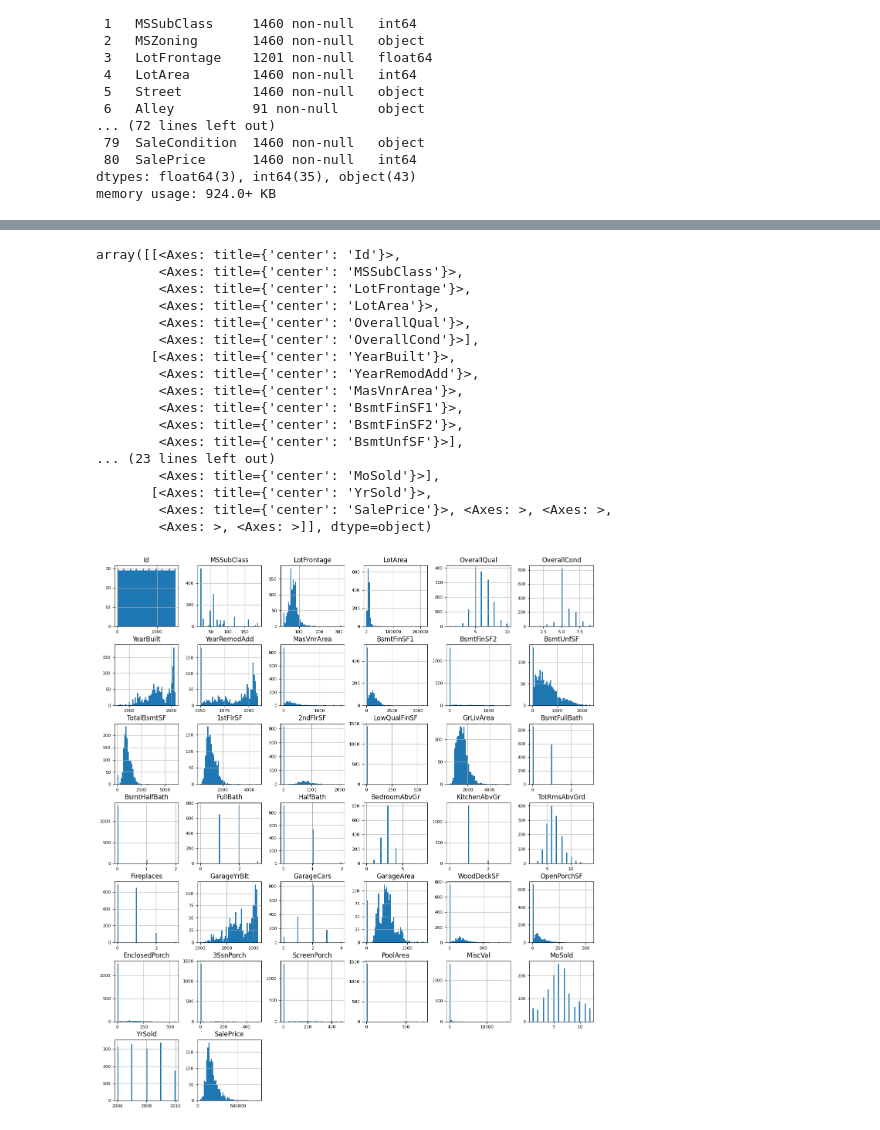
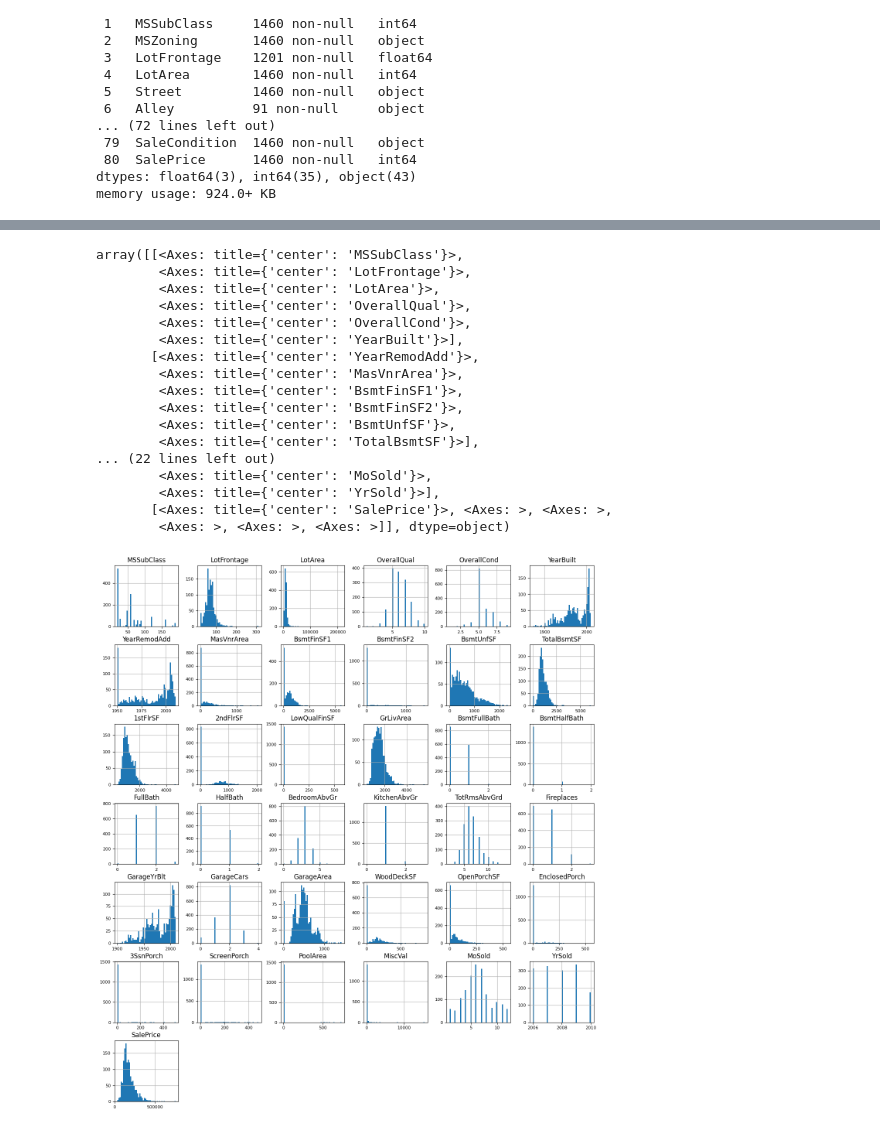
Before and after one commit to aaryarao/HousingPriceRegression, a Jupyter notebook: Kaggle_ML_housing.ipynb, the cells around one changed output, grey strips where cells are left out. Cells and saved outputs as stored; diff of their text form; code cells hidden in the pictures.

```diff
--- a/Kaggle_ML_housing.ipynb
+++ b/Kaggle_ML_housing.ipynb
@@ -126,23 +68,23 @@ Name: SaleCondition, dtype: int64}
 # %%
 # analyzing distribution of numerical dtypes
-df_num = df.select_dtypes(include = ['float64', 'int64'])
+df_num = df.drop('Id', axis=1).select_dtypes(include=['float64', 'int64'])
 df_num.hist(figsize=(16, 18), bins=50, xlabelsize=8, ylabelsize=8)
 # %% [output]
-array([[<Axes: title={'center': 'Id'}>,
-        <Axes: title={'center': 'MSSubClass'}>,
+array([[<Axes: title={'center': 'MSSubClass'}>,
         <Axes: title={'center': 'LotFrontage'}>,
         <Axes: title={'center': 'LotArea'}>,
         <Axes: title={'center': 'OverallQual'}>,
-        <Axes: title={'center': 'OverallCond'}>],
-       [<Axes: title={'center': 'YearBuilt'}>,
-        <Axes: title={'center': 'YearRemodAdd'}>,
+        <Axes: title={'center': 'OverallCond'}>,
+        <Axes: title={'center': 'YearBuilt'}>],
+       [<Axes: title={'center': 'YearRemodAdd'}>,
         <Axes: title={'center': 'MasVnrArea'}>,
         <Axes: title={'center': 'BsmtFinSF1'}>,
         <Axes: title={'center': 'BsmtFinSF2'}>,
-        <Axes: title={'center': 'BsmtUnfSF'}>],
-... (23 lines left out)
-        <Axes: title={'center': 'MoSold'}>],
-       [<Axes: title={'center': 'YrSold'}>,
-        <Axes: title={'center': 'SalePrice'}>, <Axes: >, <Axes: >,
-        <Axes: >, <Axes: >]], dtype=object)
+        <Axes: title={'center': 'BsmtUnfSF'}>,
+        <Axes: title={'center': 'TotalBsmtSF'}>],
+... (22 lines left out)
+        <Axes: title={'center': 'MoSold'}>,
+        <Axes: title={'center': 'YrSold'}>],
+       [<Axes: title={'center': 'SalePrice'}>, <Axes: >, <Axes: >,
+        <Axes: >, <Axes: >, <Axes: >]], dtype=object)
-[figure, old version]
+[figure, new version]
```
Also changed, not shown: parts of 48 cells of this notebook.
